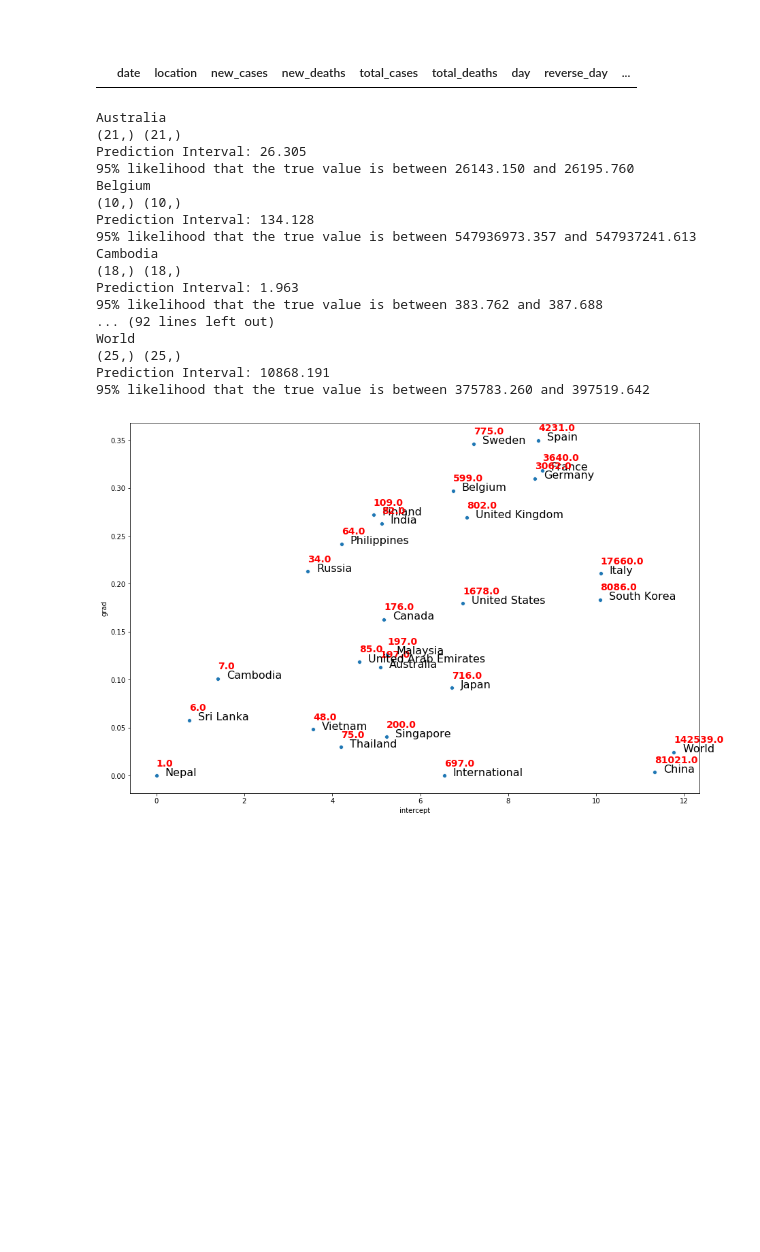
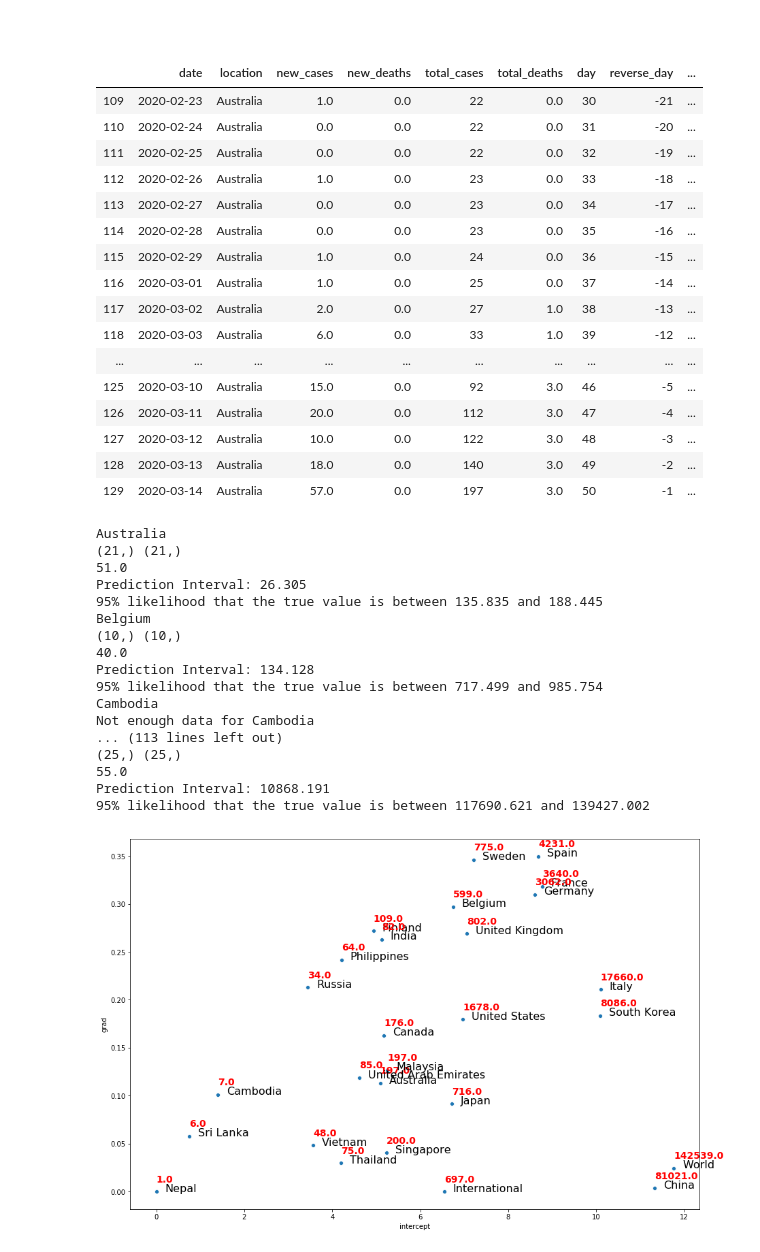
Before and after one commit to rishemjit/COVID_analysis, a Jupyter notebook: Regression_analysis.ipynb, the cells around one changed output. Saved outputs shown, nothing was run; the diff lists cells and outputs as text; code cells hidden in the pictures; blank space fills up the shorter version.

Commit message:
fixed intervals

```diff
--- a/Regression_analysis.ipynb
+++ b/Regression_analysis.ipynb
@@ -268,26 +284,46 @@ F.x, F.c
           4.40671925e+00,  4.40671925e+00,  4.40671925e+00]]))
 # %% [markdown]
 ###
-# %%
-
-dCVsub_country = get_data_from_ndays(dCV_country, 30)
-dCVsub_country['Iran']
-# %% [output]
-|  | date | location | new_cases | new_deaths | total_cases | total_deaths | day | reverse_day | ... |
+# %%
+dCVsub_country['Australia']
+# %% [output]
+|  | date | location | new_cases | new_deaths | total_cases | total_deaths | day | reverse_day | ... |
+| 109 | 2020-02-23 | Australia | 1.0 | 0.0 | 22 | 0.0 | 30 | -21 | ... |
+| 110 | 2020-02-24 | Australia | 0.0 | 0.0 | 22 | 0.0 | 31 | -20 | ... |
+| 111 | 2020-02-25 | Australia | 0.0 | 0.0 | 22 | 0.0 | 32 | -19 | ... |
+| 112 | 2020-02-26 | Australia | 1.0 | 0.0 | 23 | 0.0 | 33 | -18 | ... |
+| 113 | 2020-02-27 | Australia | 0.0 | 0.0 | 23 | 0.0 | 34 | -17 | ... |
+| 114 | 2020-02-28 | Australia | 0.0 | 0.0 | 23 | 0.0 | 35 | -16 | ... |
+| 115 | 2020-02-29 | Australia | 1.0 | 0.0 | 24 | 0.0 | 36 | -15 | ... |
+| 116 | 2020-03-01 | Australia | 1.0 | 0.0 | 25 | 0.0 | 37 | -14 | ... |
+| 117 | 2020-03-02 | Australia | 2.0 | 0.0 | 27 | 1.0 | 38 | -13 | ... |
+| 118 | 2020-03-03 | Australia | 6.0 | 0.0 | 33 | 1.0 | 39 | -12 | ... |
+| ... | ... | ... | ... | ... | ... | ... | ... | ... | ... |
+| 125 | 2020-03-10 | Australia | 15.0 | 0.0 | 92 | 3.0 | 46 | -5 | ... |
+| 126 | 2020-03-11 | Australia | 20.0 | 0.0 | 112 | 3.0 | 47 | -4 | ... |
+| 127 | 2020-03-12 | Australia | 10.0 | 0.0 | 122 | 3.0 | 48 | -3 | ... |
+| 128 | 2020-03-13 | Australia | 18.0 | 0.0 | 140 | 3.0 | 49 | -2 | ... |
+| 129 | 2020-03-14 | Australia | 57.0 | 0.0 | 197 | 3.0 | 50 | -1 | ... |
 # %%
 
 def get_intercept_grad(country):
 
-    x = np.array(dCVsub_country[country]['reverse_day']).reshape(-1,1)[:,0]
+    #x = np.array(dCVsub_country[country]['reverse_day']).reshape(-1,1)[:,0]
+    #y = np.array(dCVsub_country[country]['log_total_cases']).reshape(-1,1)[:,0]
+    if np.max(dCVsub_country[country]['total_cases']) <=20 :
+        print(f'Not enough data for {country}')
+        return None
+    x = np.array(dCVsub_country[country]['day']).reshape(-1,1)[:,0]
     y = np.array(dCVsub_country[country]['log_total_cases']).reshape(-1,1)[:,0]
 
     from scipy.stats import linregress
-    print(x.shape,y.shape)
-
     gradient, intercept, r_val, p_val,std_error = linregress(x,y)
     y_pred = intercept + gradient*x
 
-    x_in = np.linspace(30,45,16)[-1]
+    test_days = np.max(dCVch_country[country]['day'])
+
+    x_in = np.linspace(1,test_days+1,test_days+1)[-1]
+
     #x_in = np.linspace(30,45,16)[-1]
     y_out = intercept + gradient*x_in
 
@@ -316,26 +352,29 @@ for country, data in dCVsub_country.items():
     #print(country, len(data))
     if len(data)>0:
         print(country)
-        intercept, gradient = get_intercept_grad(country)
-        reg_df.loc[country] = [intercept, gradient,max(data['total_cases'])]
+        try:
+            intercept, gradient = get_intercept_grad(country)
+            reg_df.loc[country] = [intercept, gradient,max(data['total_cases'])]
+        except:
+            print('No Model')
 # %% [output]
 Australia
 (21,) (21,)
+51.0
 Prediction Interval: 26.305
-95% likelihood that the true value is between 26143.150 and 26195.760
+95% likelihood that the true value is between 135.835 and 188.445
 Belgium
 (10,) (10,)
+40.0
 Prediction Interval: 134.128
-95% likelihood that the true value is between 547936973.357 and 547937241.613
+95% likelihood that the true value is between 717.499 and 985.754
 Cambodia
-(18,) (18,)
-Prediction Interval: 1.963
-95% likelihood that the true value is between 383.762 and 387.688
-... (92 lines left out)
-World
+Not enough data for Cambodia
+... (113 lines left out)
 (25,) (25,)
+55.0
 Prediction Interval: 10868.191
-95% likelihood that the true value is between 375783.260 and 397519.642
+95% likelihood that the true value is between 117690.621 and 139427.002
 # %%
 import seaborn as sns
 
```
Also changed, not shown: parts of 7 cells of this notebook.
